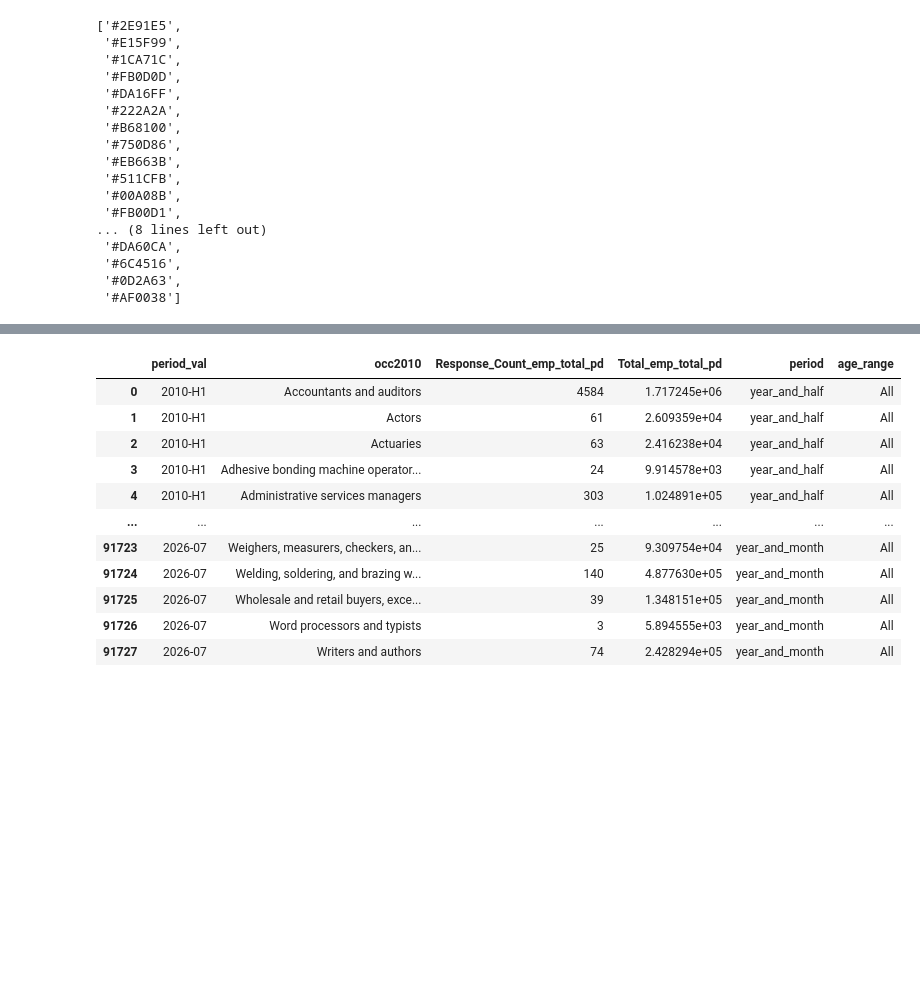
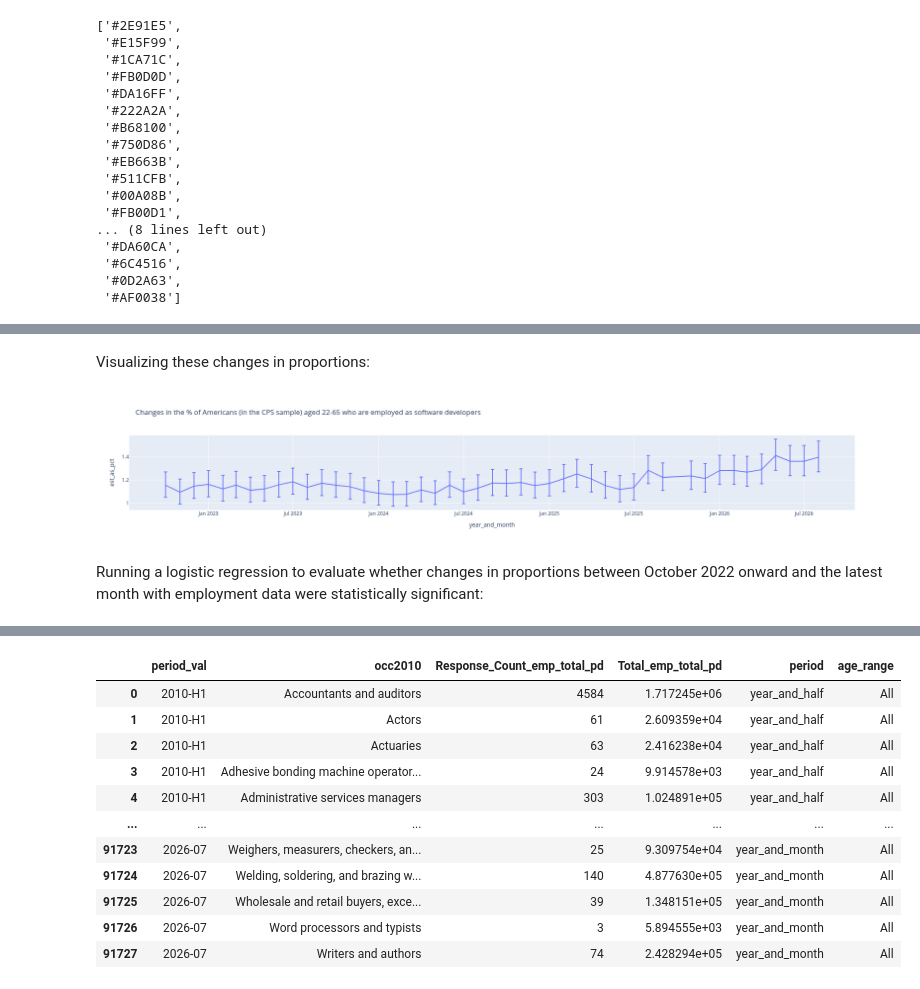
Before and after one commit to kburchfiel/employment_trends, a Jupyter notebook: employment_trends.ipynb, the cells around one changed output, grey strips where cells are left out. Drawn from its saved outputs; the diff is of its cells as text; code cells hidden in the pictures; blank space fills up the shorter version.

Commit message:
Created a logistic regression to determine whether changes in the proportion of adults employed as software developers has increased significantly in recent years

```diff
--- a/employment_trends.ipynb
+++ b/employment_trends.ipynb
@@ -1817,0 +1796,6 @@ px.colors.qualitative.Dark24
+# %%
+df['employed_as_software_developer'] = np.where(
+(df['occ2010'] == 'Software developers, applications \
+and systems software') & (df['employed'] == 1), 1, 0)
+
+#df
@@ -1817,0 +1811,6 @@ px.colors.qualitative.Dark24
+# %%
+logistic_reg_sample = svy.Sample(data = pl.DataFrame(
+df.query("year_and_month >= '2022-10'")[['wtfinl',
+'employed', 'employed_as_software_developer',
+'occ2010', 'Count', "year_and_month", 'age_as_int', 'final_stratum_revision',
+'cpsid']]), design = reg_sample_design)
@@ -1817,0 +1819,16 @@ px.colors.qualitative.Dark24
+# %%
+swe_employment_props_original = logistic_reg_sample.estimation.prop(
+y = "employed_as_software_developer", by = ["year_and_month"],
+where = [
+svy.col("age_as_int") >= 22, svy.col("age_as_int") <= 65]).to_polars().to_pandas()
+# %%
+swe_employment_props = swe_employment_props_original.copy()
+swe_employment_props.query("employed_as_software_developer == '1'", inplace = True)
+# Converting values to percentages for easier readability:
+for c in ['est', 'se', 'lci', 'uci']:
+    swe_employment_props[c] *= 100
+    swe_employment_props.rename(columns = {c: c+'_as_pct'}, inplace = True)
+swe_employment_props['error_bar_upper'] = swe_employment_props['uci_as_pct'] - swe_employment_props['est_as_pct']
+swe_employment_props['error_bar_lower'] = swe_employment_props['est_as_pct'] - swe_employment_props['lci_as_pct']
+
+swe_employment_props
@@ -1817,0 +1853,10 @@ px.colors.qualitative.Dark24
+# %% [markdown]
+Visualizing these changes in proportions:
+# %%
+px.line(swe_employment_props, x = 'year_and_month',
+y = 'est_as_pct', error_y = 'error_bar_upper', error_y_minus = 'error_bar_lower',
+title = 'Changes in the % of Americans (in the CPS sample) aged 22-65 who are employed as software developers')
+# %% [output]
+[figure, added]
+# %% [markdown]
+Running a logistic regression to evaluate whether changes in proportions between October 2022 onward and the latest month with employment data were statistically significant:
```
Also changed, not shown: parts of 30 cells of this notebook, 1 other file.
